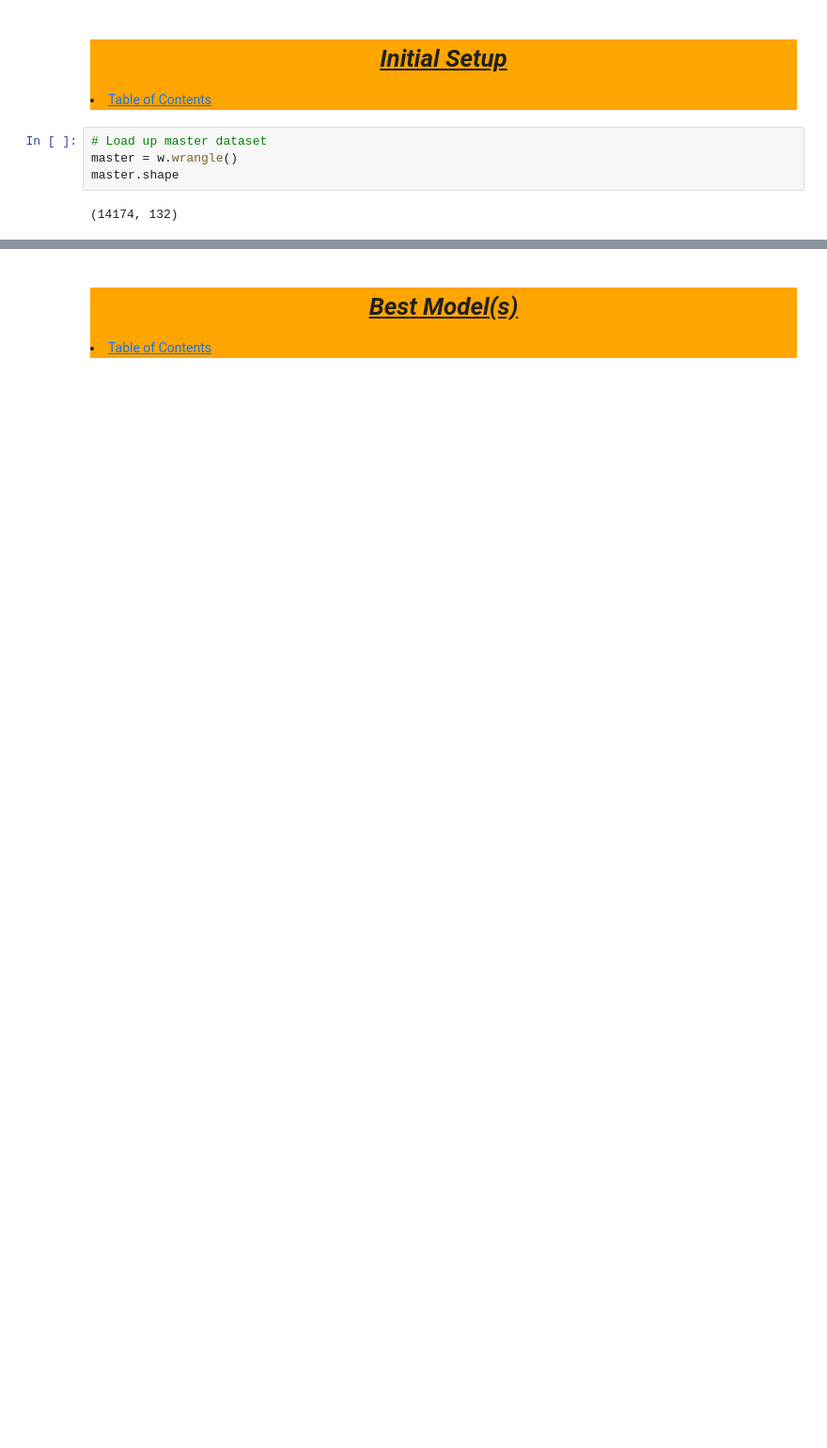
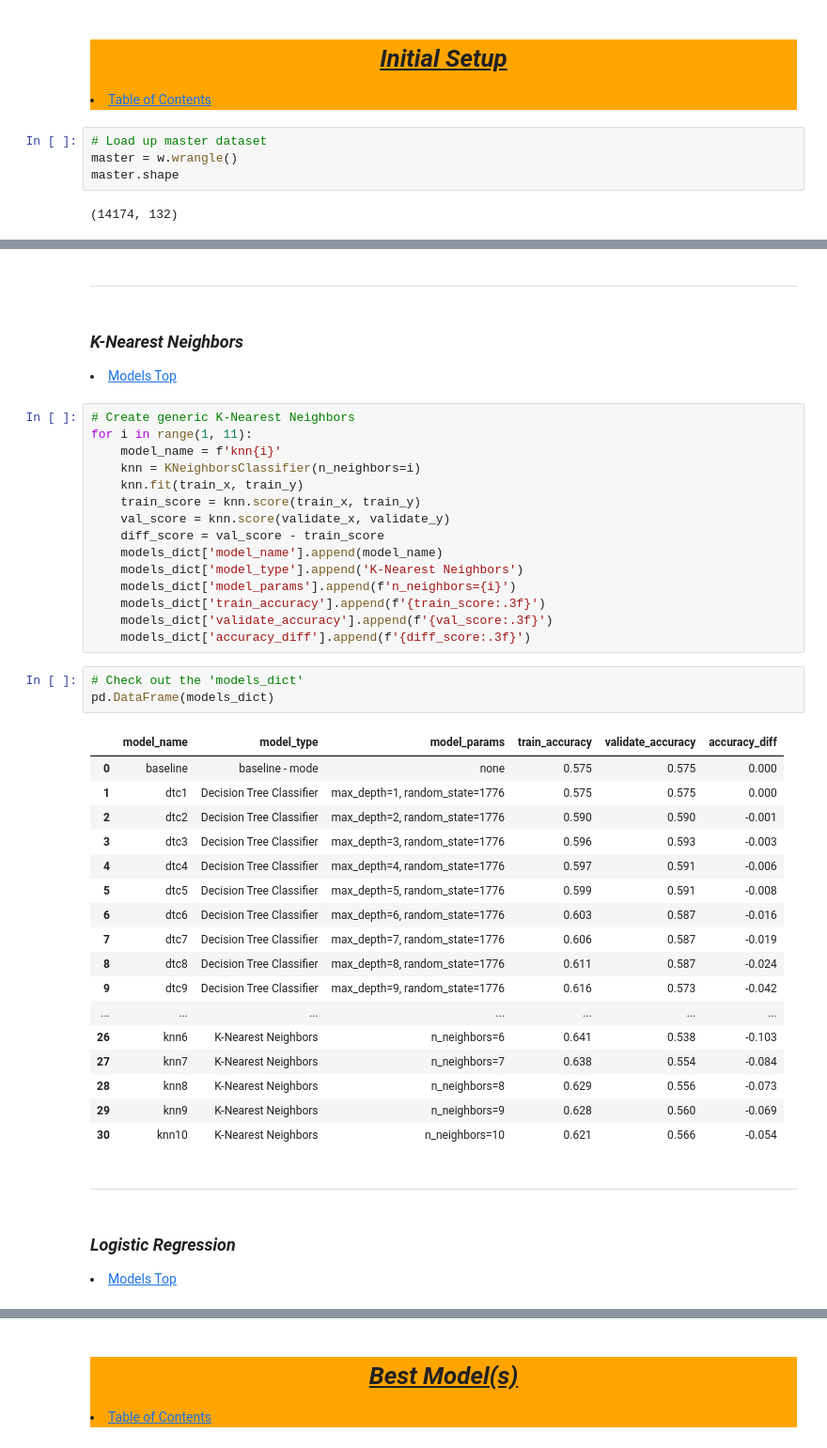
Before and after one commit to tex-wrex/tex-wrex, a Jupyter notebook: Jared/modeling_conditions.ipynb, the cells around one changed output, grey strips where cells are left out. Shown at 94% size. Cells and saved outputs as stored; diff of their text form; blank space fills up the shorter version.

```diff
--- a/Jared/modeling_conditions.ipynb
+++ b/Jared/modeling_conditions.ipynb
@@ -111,0 +260,52 @@ test_y = test.person_injury_severity
+# %% [markdown]
+---
+# %% [markdown]
+<a id='modelknn'></a>
+<h3><b><i>
+    K-Nearest Neighbors
+</i></b></h3>
+<li><a href='#model'>Models Top</a></li>
+# %%
+# Create generic K-Nearest Neighbors
+for i in range(1, 11):
+    model_name = f'knn{i}'
+    knn = KNeighborsClassifier(n_neighbors=i)
+    knn.fit(train_x, train_y)
+    train_score = knn.score(train_x, train_y)
+    val_score = knn.score(validate_x, validate_y)
+    diff_score = val_score - train_score
+    models_dict['model_name'].append(model_name)
+    models_dict['model_type'].append('K-Nearest Neighbors')
+    models_dict['model_params'].append(f'n_neighbors={i}')
+    models_dict['train_accuracy'].append(f'{train_score:.3f}')
+    models_dict['validate_accuracy'].append(f'{val_score:.3f}')
+    models_dict['accuracy_diff'].append(f'{diff_score:.3f}')
+# %%
+# Check out the 'models_dict'
+pd.DataFrame(models_dict)
+# %% [output]
+|  | model_name | model_type | model_params | train_accuracy | validate_accuracy | accuracy_diff |
+| 0 | baseline | baseline - mode | none | 0.575 | 0.575 | 0.000 |
+| 1 | dtc1 | Decision Tree Classifier | max_depth=1, random_state=1776 | 0.575 | 0.575 | 0.000 |
+| 2 | dtc2 | Decision Tree Classifier | max_depth=2, random_state=1776 | 0.590 | 0.590 | -0.001 |
+| 3 | dtc3 | Decision Tree Classifier | max_depth=3, random_state=1776 | 0.596 | 0.593 | -0.003 |
+| 4 | dtc4 | Decision Tree Classifier | max_depth=4, random_state=1776 | 0.597 | 0.591 | -0.006 |
+| 5 | dtc5 | Decision Tree Classifier | max_depth=5, random_state=1776 | 0.599 | 0.591 | -0.008 |
+| 6 | dtc6 | Decision Tree Classifier | max_depth=6, random_state=1776 | 0.603 | 0.587 | -0.016 |
+| 7 | dtc7 | Decision Tree Classifier | max_depth=7, random_state=1776 | 0.606 | 0.587 | -0.019 |
+| 8 | dtc8 | Decision Tree Classifier | max_depth=8, random_state=1776 | 0.611 | 0.587 | -0.024 |
+| 9 | dtc9 | Decision Tree Classifier | max_depth=9, random_state=1776 | 0.616 | 0.573 | -0.042 |
+| ... | ... | ... | ... | ... | ... | ... |
+| 26 | knn6 | K-Nearest Neighbors | n_neighbors=6 | 0.641 | 0.538 | -0.103 |
+| 27 | knn7 | K-Nearest Neighbors | n_neighbors=7 | 0.638 | 0.554 | -0.084 |
+| 28 | knn8 | K-Nearest Neighbors | n_neighbors=8 | 0.629 | 0.556 | -0.073 |
+| 29 | knn9 | K-Nearest Neighbors | n_neighbors=9 | 0.628 | 0.560 | -0.069 |
+| 30 | knn10 | K-Nearest Neighbors | n_neighbors=10 | 0.621 | 0.566 | -0.054 |
+# %% [markdown]
+---
+# %% [markdown]
+<a id='modellr'></a>
+<h3><b><i>
+    Logistic Regression
+</i></b></h3>
+<li><a href='#model'>Models Top</a></li>
```
Also changed, not shown: parts of 30 cells of this notebook.
